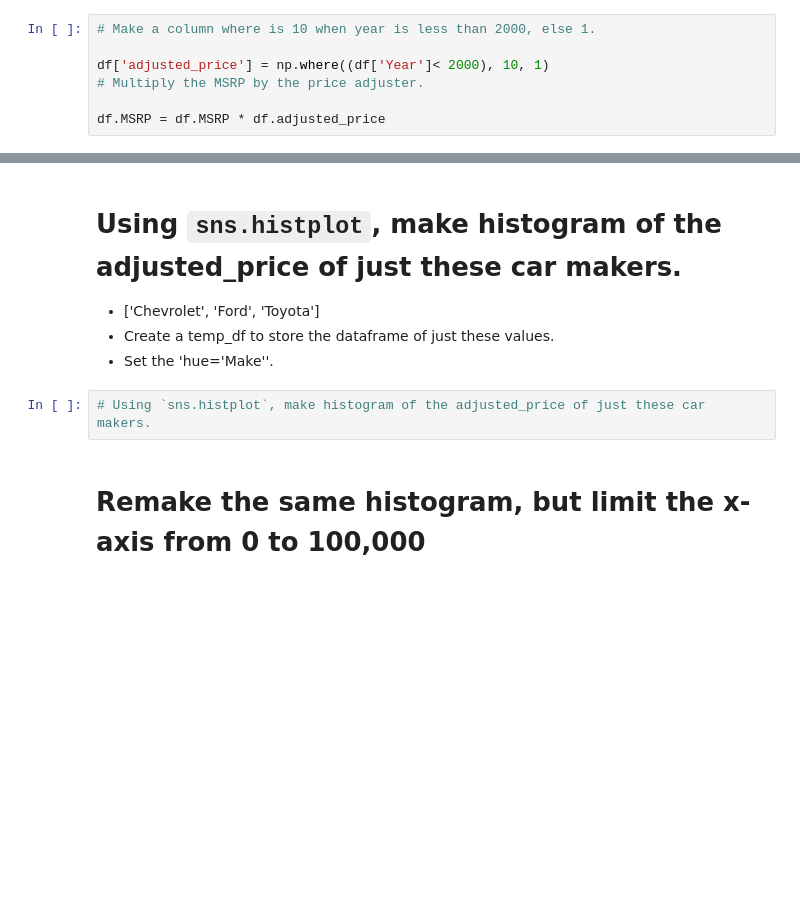
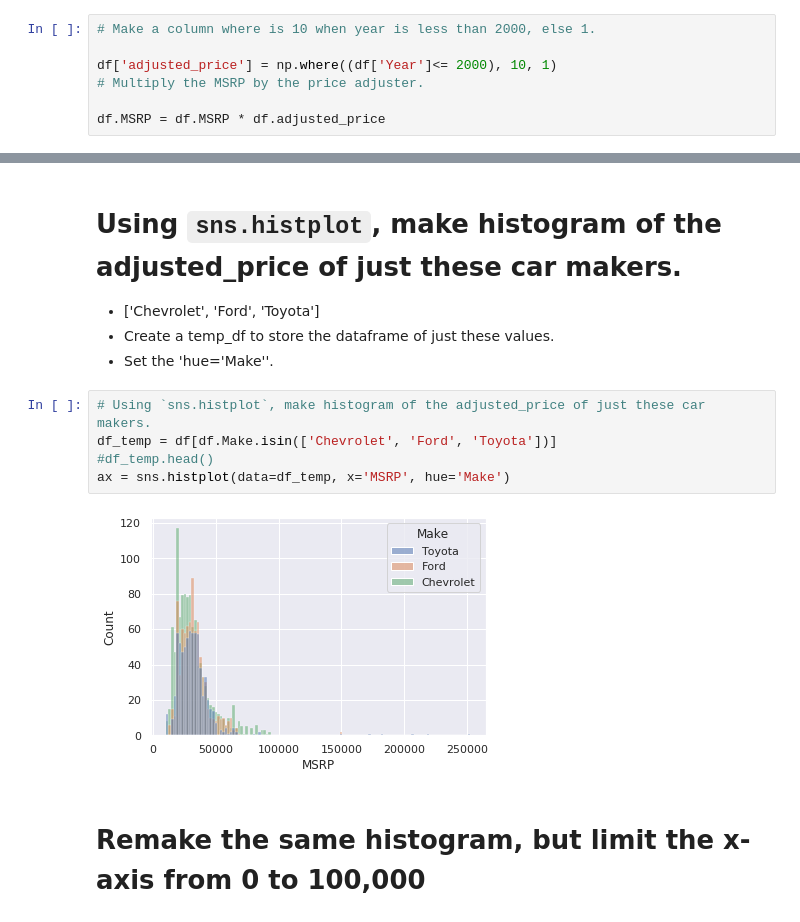
Before and after one commit to sethjmarcus/2021-fall-data-science, a Jupyter notebook: Week-02-EDA/Exercise-EDA.ipynb, the cells around one changed output, grey strips where cells are left out. Drawn from its saved outputs; the diff is of its cells as text; blank space fills up the shorter version.

```diff
--- a/Week-02-EDA/Exercise-EDA.ipynb
+++ b/Week-02-EDA/Exercise-EDA.ipynb
@@ -148,7 +148,7 @@ Make a new column that is called `adjusted_price`, that contains all prices, how
 # %%
 # Make a column where is 10 when year is less than 2000, else 1.
 
-df['adjusted_price'] = np.where((df['Year']< 2000), 10, 1)
+df['adjusted_price'] = np.where((df['Year']<= 2000), 10, 1)
 # Multiply the MSRP by the price adjuster.
 
 df.MSRP = df.MSRP * df.adjusted_price
@@ -209,6 +209,11 @@ Name: highway MPG, dtype: float64
 * Set the 'hue='Make''.
 # %%
 # Using `sns.histplot`, make histogram of the adjusted_price of just these car makers.
+df_temp = df[df.Make.isin(['Chevrolet', 'Ford', 'Toyota'])]
+#df_temp.head()
+ax = sns.histplot(data=df_temp, x='MSRP', hue='Make')
+# %% [output]
+[figure, added]
 # %% [markdown]
 # Remake the same histogram, but limit the x-axis from 0 to 100,000
 # %%
```
Also changed, not shown: parts of 16 cells of this notebook.
